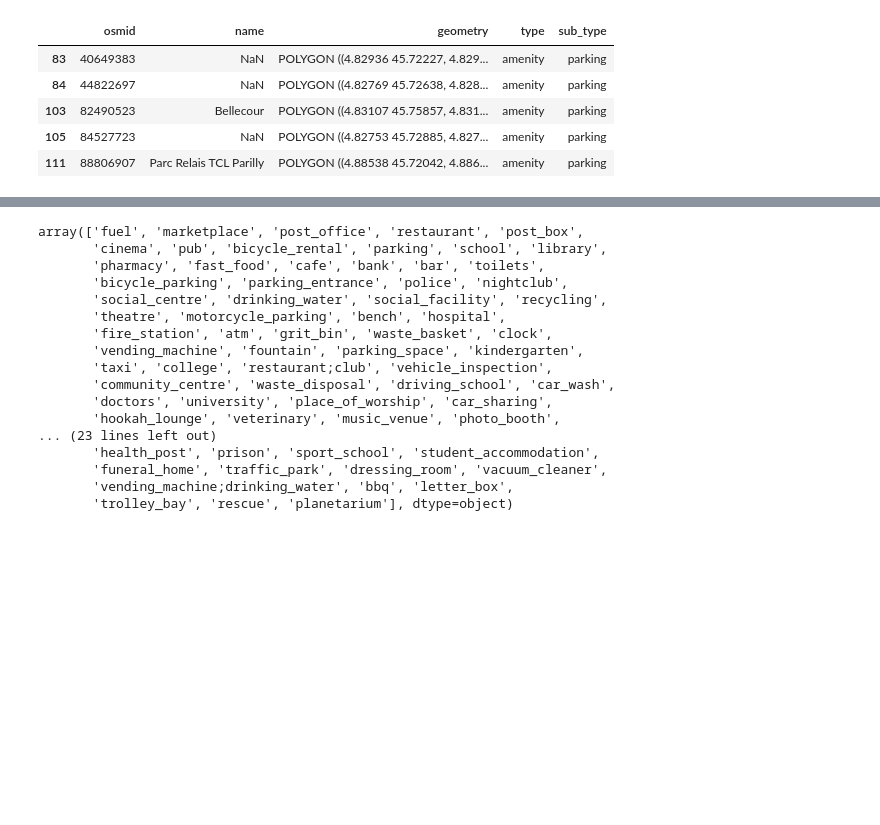
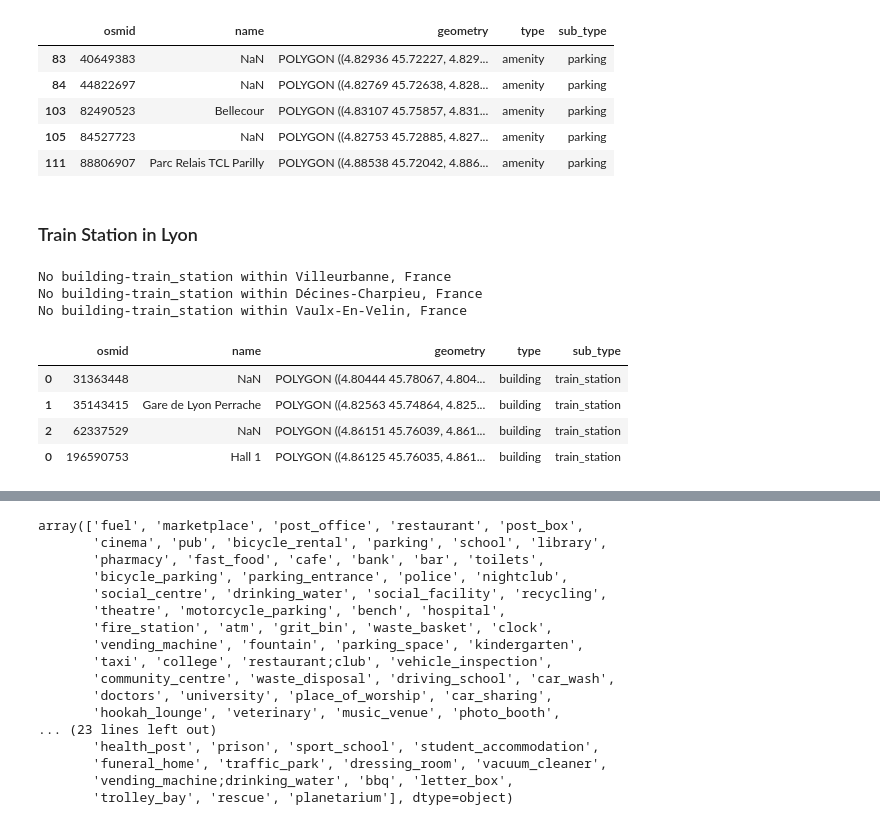
Before and after one commit to Fr-ocasting/prediction-validation, a Jupyter notebook: build_inputs/build_POIs.ipynb, the cells around one changed output, grey strips where cells are left out. Drawn from its saved outputs; the diff is of its cells as text; code cells hidden in the pictures; blank space fills up the shorter version.

```diff
--- a/build_inputs/build_POIs.ipynb
+++ b/build_inputs/build_POIs.ipynb
@@ -250,3 +269,20 @@ gdf_parkings.head()
 | 103 | 82490523 | Bellecour | POLYGON ((4.83107 45.75857, 4.831... | amenity | parking |
 | 105 | 84527723 | NaN | POLYGON ((4.82753 45.72885, 4.827... | amenity | parking |
 | 111 | 88806907 | Parc Relais TCL Parilly | POLYGON ((4.88538 45.72042, 4.886... | amenity | parking |
+# %% [markdown]
+### Train Station in Lyon
+# %%
+tag_type = 'building'
+sub_tag = 'train_station'
+sports_tags = None
+gdf_train = get_POIs_from_cities(CITIES,tag_type,sub_tag,sports_tags=None)
+display(gdf_train)
+# %% [output]
+No building-train_station within Villeurbanne, France
+No building-train_station within Décines-Charpieu, France
+No building-train_station within Vaulx-En-Velin, France
+|  | osmid | name | geometry | type | sub_type |
+| 0 | 31363448 | NaN | POLYGON ((4.80444 45.78067, 4.804... | building | train_station |
+| 1 | 35143415 | Gare de Lyon Perrache | POLYGON ((4.82563 45.74864, 4.825... | building | train_station |
+| 2 | 62337529 | NaN | POLYGON ((4.86151 45.76039, 4.861... | building | train_station |
+| 0 | 196590753 | Hall 1 | POLYGON ((4.86125 45.76035, 4.861... | building | train_station |
```
Also changed, not shown: parts of 10 cells of this notebook, 1 other file.
